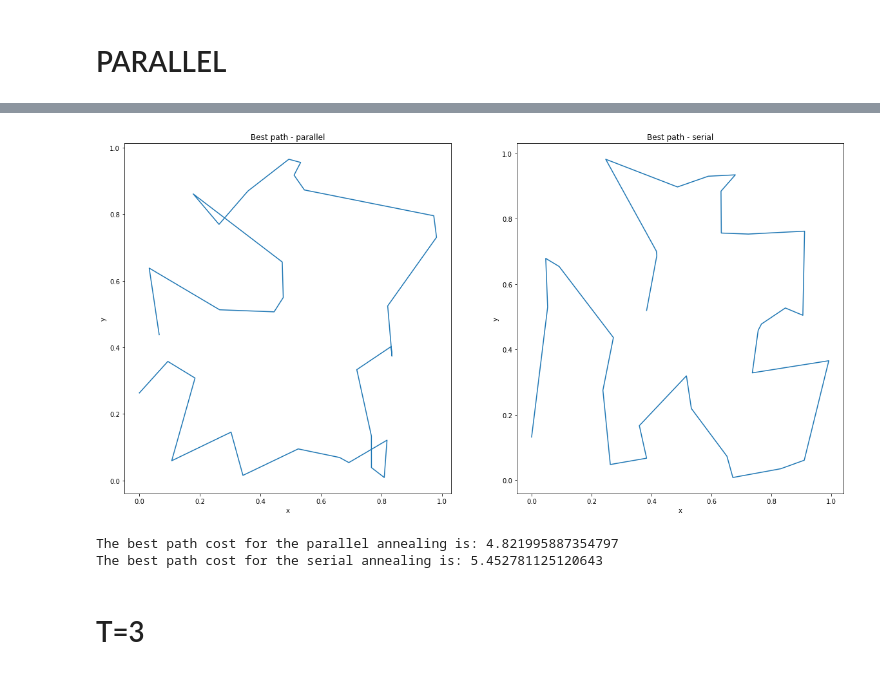
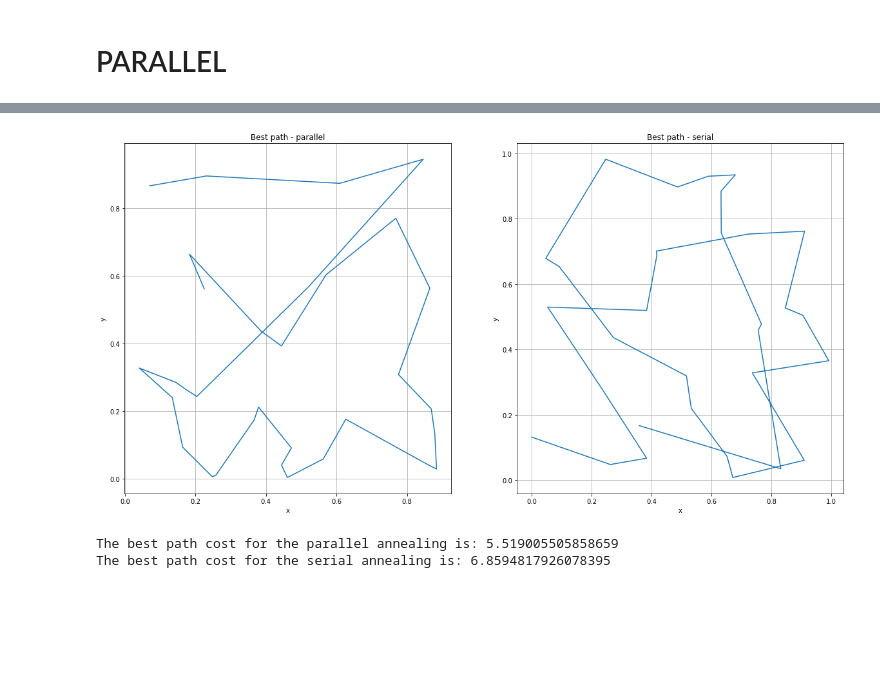
Before and after one commit to iltrismegisto/LSN_donarini_delivery, a Jupyter notebook: ex_lez_10/exercises_lesson_10.ipynb, the cells around one changed output, grey strips where cells are left out. Cells and saved outputs as stored; diff of their text form; code cells hidden in the pictures; blank space fills up the shorter version.

```diff
--- a/ex_lez_10/exercises_lesson_10.ipynb
+++ b/ex_lez_10/exercises_lesson_10.ipynb
@@ -268,9 +281,9 @@ plt.show()
 # %%
-f_s = np.loadtxt("parallel/first_t1_sq.gene")
+f_s = np.loadtxt("parallel/first_sq_3.gene")
 x_f_s = f_s[:,1]
 y_f_s = f_s[:,2]
 
-b_s = np.loadtxt("parallel/best_t1_sq.gene")
+b_s = np.loadtxt("parallel/best_sq.gene")
 x_b_s = b_s[:,1]
 y_b_s = b_s[:,2]
 
@@ -285,6 +298,8 @@ axs[1].plot(x_b_s, y_b_s)
 axs[1].set_title('Best path')
 axs[1].set_xlabel('x')
 axs[1].set_ylabel('y')
+axs[0].grid()
+axs[1].grid()
 
 plt.show()
 # %% [output]
@@ -292,29 +307,35 @@ plt.show()
 # %%
 fig, axs = plt.subplots(1, 2, figsize=(20, 10))
 
 axs[0].plot(x_b_s, y_b_s)
 axs[0].set_title('Best path - parallel')
 axs[0].set_xlabel('x')
 axs[0].set_ylabel('y')
 
-axs[1].plot(x_b_s_1, y_b_s_1)
+f_s = np.loadtxt("parallel/best_sq_09.gene")
+x_f = f_s[:,1]
+y_f = f_s[:,2]
+
+axs[1].plot(x_f, y_f)
 axs[1].set_title('Best path - serial')
 axs[1].set_xlabel('x')
 axs[1].set_ylabel('y')
+axs[0].grid()
+axs[1].grid()
+
+
 
 plt.show()
 
 r = 0
 for i in range(len(x_b_s)):
     r += ((x_b_s[i]-x_b_s[i-1])**2 + (y_b_s[i]-y_b_s[i-1])**2)**(1/2)
 print("The best path cost for the parallel annealing is: " + str(r))
 r = 0
-for i in range(len(x_b_s_1)):
-    r += ((x_b_s_1[i]-x_b_s_1[i-1])**2 + (y_b_s_1[i]-y_b_s_1[i-1])**2)**(1/2)
+for i in range(len(x_f)):
+    r += ((x_f[i]-x_f[i-1])**2 + (y_f[i]-y_f[i-1])**2)**(1/2)
 print("The best path cost for the serial annealing is: " + str(r))
 # %% [output]
-[figure, old version]
+[figure, new version]
-The best path cost for the parallel annealing is: 4.821995887354797
-The best path cost for the serial annealing is: 5.452781125120643
+The best path cost for the parallel annealing is: 5.519005505858659
+The best path cost for the serial annealing is: 6.8594817926078395
-# %% [markdown]
-# T=3
```
Also changed, not shown: parts of 17 cells of this notebook, 40 other files.
